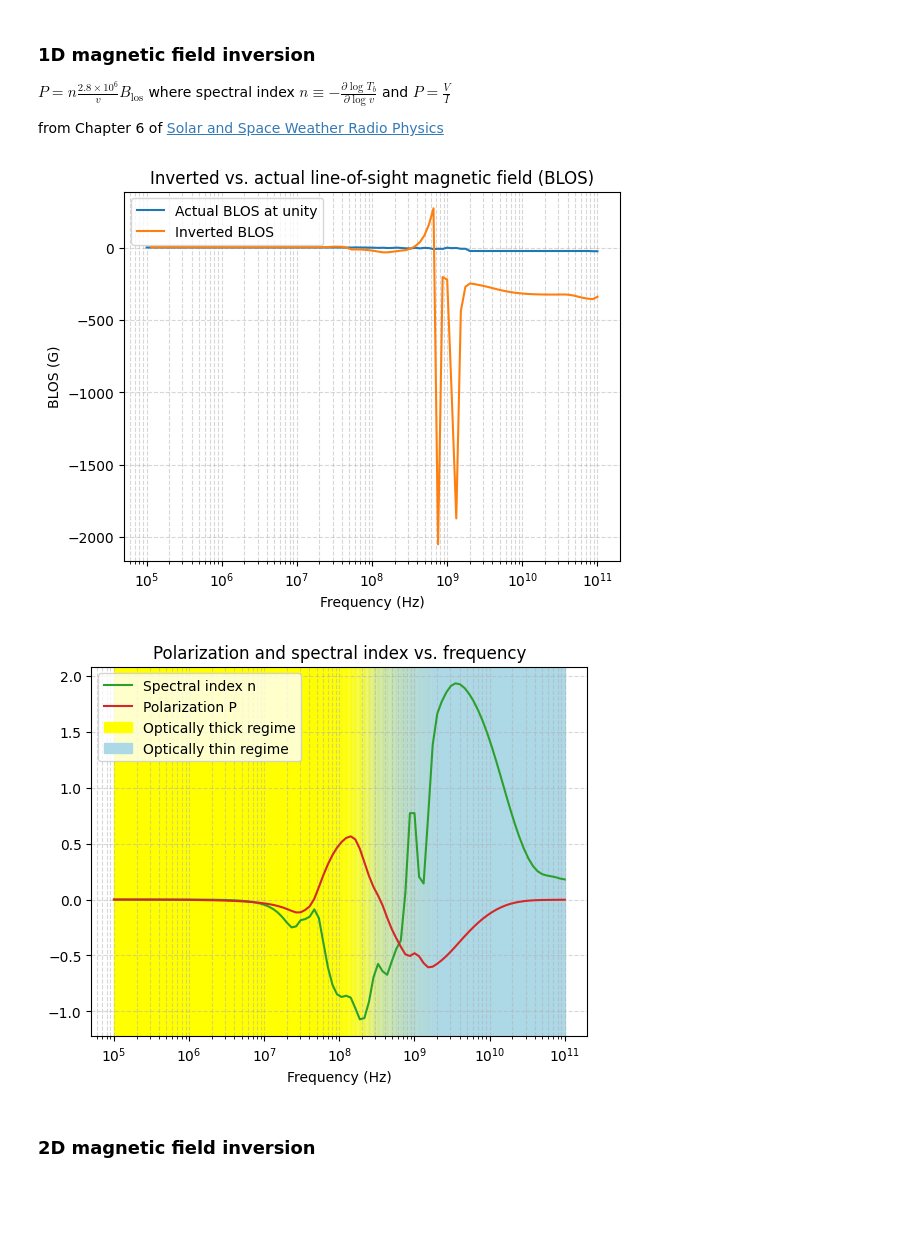
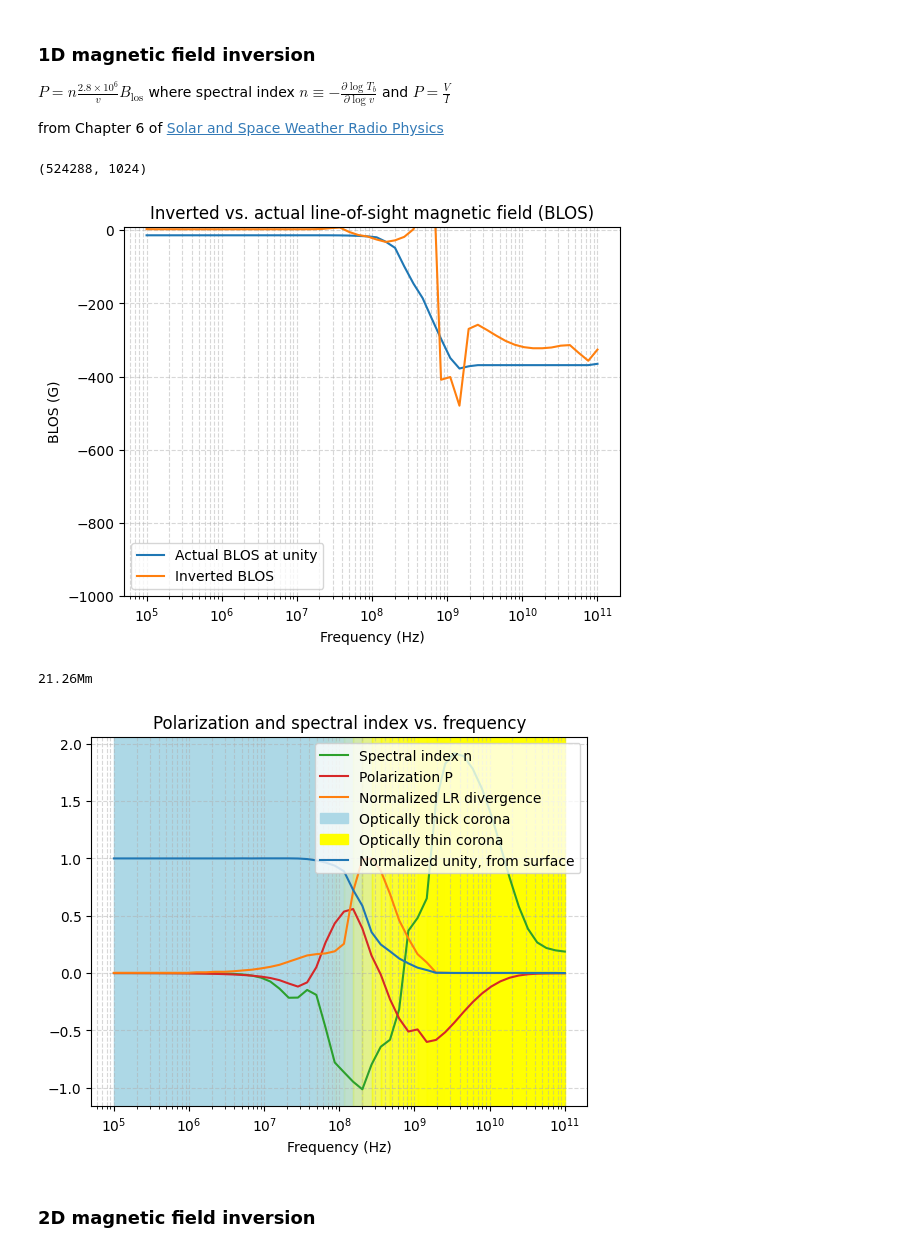
Before and after one commit to underpig1/pysolrad, a Jupyter notebook: sunspot-synthesis.ipynb, the cells around one changed output. Saved outputs shown, nothing was run; the diff lists cells and outputs as text; code cells hidden in the pictures; blank space fills up the shorter version.

```diff
--- a/sunspot-synthesis.ipynb
+++ b/sunspot-synthesis.ipynb
@@ -171,7 +177,10 @@ done
 # %% [markdown]
 ### Sampling different frequencies for a single line-of-sight
 # %%
-vs = np.logspace(5, 11, 100) # frequencies to sample
+from importlib import reload
+reload(pysolrad)
+
+vs = np.logspace(5, 11, 50) # frequencies to sample
 ix, iy = 200, 200 # index of single LOS to select
 ltemp, lbtot, lbz, lne = temp[ix, iy], btot[ix, iy], bz[ix, iy], ne[ix, iy]
 lrays = pysolrad.RayCollection(ltemp, lbtot, lbz, lne, dl)
@@ -201,41 +210,49 @@ $P=n\frac{2.8\times 10^6}{v}B_{\text{los}}$ where spectral index $n\equiv -\frac
 
 from Chapter 6 of [Solar and Space Weather Radio Physics](https://drive.google.com/file/d/1nPEj6RIKA_eOtnwODCnCgedhT0LWunM2/view)
 # %%
+reload(pysolrad)
 inverted_blos = pysolrad.invert_blos(images)
-blos_at_unity = pysolrad.get_quantity_at_unity(rays, images, 'blos')
+print(rays.fblos.shape)
+blos_at_unity = pysolrad.get_quantity_at_unity(lrays, 'blos', images)
 spectral_idx = pysolrad.get_spectral_idx(images)
 P = images.V/images.I
 
 plt.figure()
 plt.plot(vs, blos_at_unity, label='Actual BLOS at unity')
 plt.plot(vs, inverted_blos, label='Inverted BLOS')
 plt.grid(True, which='both', linestyle='--', alpha=0.5)
 plt.xscale('log')
 plt.xlabel('Frequency (Hz)')
 plt.ylabel('BLOS (G)')
 plt.legend()
 plt.title('Inverted vs. actual line-of-sight magnetic field (BLOS)')
 plt.show()
 
 plt.figure()
 plt.plot(vs, spectral_idx, color='tab:green', label='Spectral index n')
 plt.plot(vs, images.P, color='tab:red', label='Polarization P')
-unity = np.array([img.unity for img in images])
-unity_normalized = (unity - unity.min()) / (unity.max() - unity.min())
+diverge = images.unity.left.to('Mm') - images.unity.right.to('Mm')
+print(diverge.max())
+diverge /= diverge.max()
+plt.plot(vs, diverge, color='tab:orange', label='Normalized LR divergence')
+unity = images.unity
+unity_normalized = (unity - np.min(unity)) / (np.max(unity) - np.min(unity))
 label_done = False
 for i in range(len(vs) - 1):
-    plt.axvspan(vs[i], vs[i+1], color='lightblue', alpha=unity_normalized[i], label='Optically thin regime' if i == len(vs) - 2 else None)
-    plt.axvspan(vs[i], vs[i+1], color='yellow', alpha=1-unity_normalized[i], label='Optically thick regime' if i == 0 else None)
-# plt.plot(vs, unity_normalized)
+    plt.axvspan(vs[i], vs[i+1], color='lightblue', alpha=float(unity_normalized[i]), label='Optically thick corona' if i == 0 else None)
+    plt.axvspan(vs[i], vs[i+1], color='yellow', alpha=1-float(unity_normalized[i]), label='Optically thin corona' if i == len(vs) - 2 else None)
+plt.plot(vs, unity_normalized, color='tab:blue', label='Normalized unity, from surface')
 plt.grid(True, which='both', linestyle='--', alpha=0.5)
 plt.title('Polarization and spectral index vs. frequency')
 plt.xlabel('Frequency (Hz)')
 plt.legend()
 plt.xscale('log')
 plt.show()
 # %% [output]
+(524288, 1024)
-[figure, old version]
+[figure, new version]
+21.26Mm
-[figure, old version]
+[figure, new version]
 # %% [markdown]
 ### 2D magnetic field inversion
 # %%
```
Also changed, not shown: parts of 5 cells of this notebook, 6 other files.
